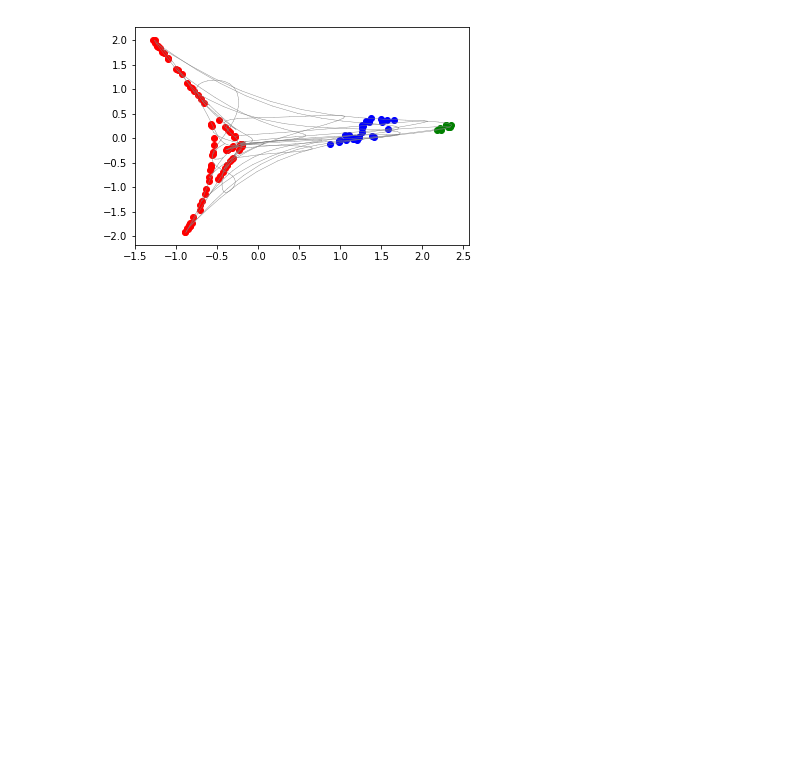
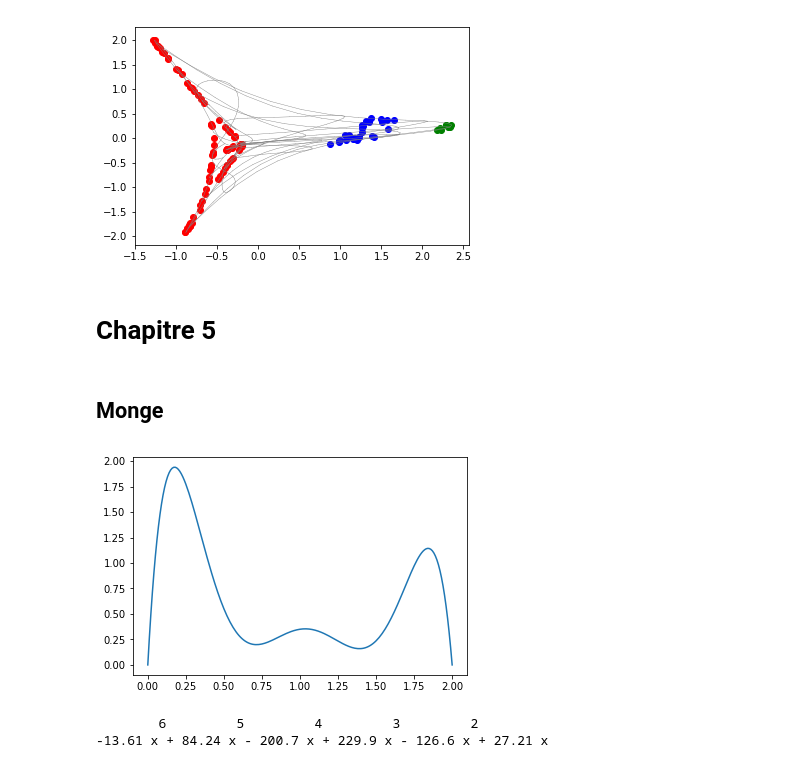
Before and after one commit to Nanored4498/M1IF-ML-cours, a Jupyter notebook: figures.ipynb, the cells around one changed output. Drawn from its saved outputs; the diff is of its cells as text; code cells hidden in the pictures; blank space fills up the shorter version.

```diff
--- a/figures.ipynb
+++ b/figures.ipynb
@@ -553,3 +553,26 @@ file.close()
 <Figure size 432x432 with 0 Axes>
 [figure]
 [figure]
+# %% [markdown]
+# Chapitre 5
+# %% [markdown]
+## Monge
+# %%
+import pylab as pl
+from scipy.interpolate import lagrange
+import numpy as np
+%matplotlib inline
+
+x0 = [0, 0.4, 0.7, 1, 1.4, 1.7, 2]
+y0 = [0, 1, 0.2, 0.35, 0.16, 0.8, 0]
+
+P = lagrange(x0, y0)
+x = np.arange(0, 2.01, 0.01)
+y = P(x)
+pl.plot(x, y)
+pl.show()
+print(P)
+# %% [output]
+[figure, added]
+        6         5         4         3         2
+-13.61 x + 84.24 x - 200.7 x + 229.9 x - 126.6 x + 27.21 x
```
Also changed, not shown: parts of 4 cells of this notebook, 3 other files.
